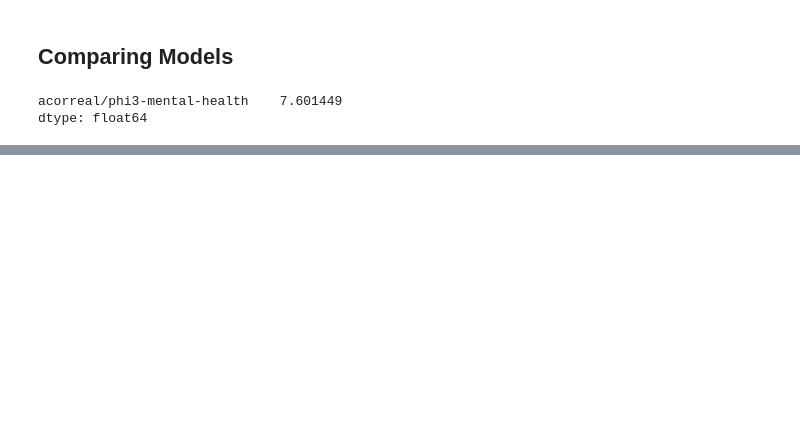
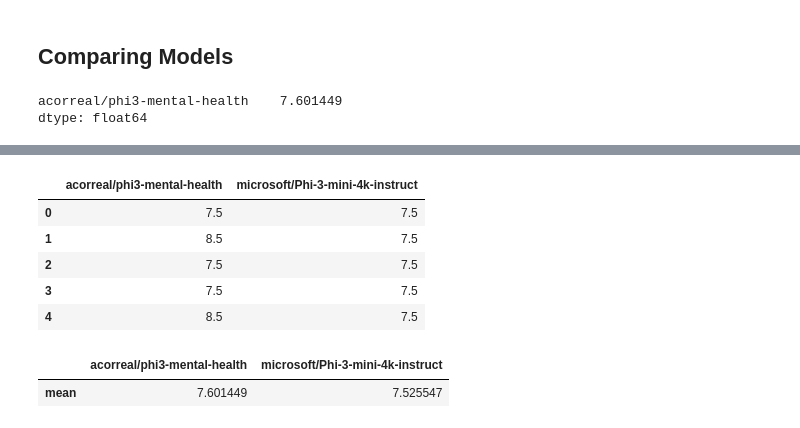
Before and after one commit to mlgomez0/Health_Therapist, a Jupyter notebook: backend/ml_models/LLMs_fine_tuning/phi3-qlora/test_phi3.ipynb, the cells around one changed output, grey strips where cells are left out. Cells and saved outputs as stored; diff of their text form; code cells hidden in the pictures; blank space fills up the shorter version.

```diff
--- a/backend/ml_models/LLMs_fine_tuning/phi3-qlora/test_phi3.ipynb
+++ b/backend/ml_models/LLMs_fine_tuning/phi3-qlora/test_phi3.ipynb
@@ -408,0 +486,15 @@ dtype: float64
+# %%
+df_llm_eval = pd.read_csv('llm_eval.csv')
+df_llm_eval.head()
+# %% [output]
+|  | acorreal/phi3-mental-health | microsoft/Phi-3-mini-4k-instruct |
+| 0 | 7.5 | 7.5 |
+| 1 | 8.5 | 7.5 |
+| 2 | 7.5 | 7.5 |
+| 3 | 7.5 | 7.5 |
+| 4 | 8.5 | 7.5 |
+# %%
+df_llm_eval.mean().to_frame(name='mean').T
+# %% [output]
+|  | acorreal/phi3-mental-health | microsoft/Phi-3-mini-4k-instruct |
+| mean | 7.601449 | 7.525547 |
```
Also changed, not shown: parts of 17 cells of this notebook, 3 other files.
